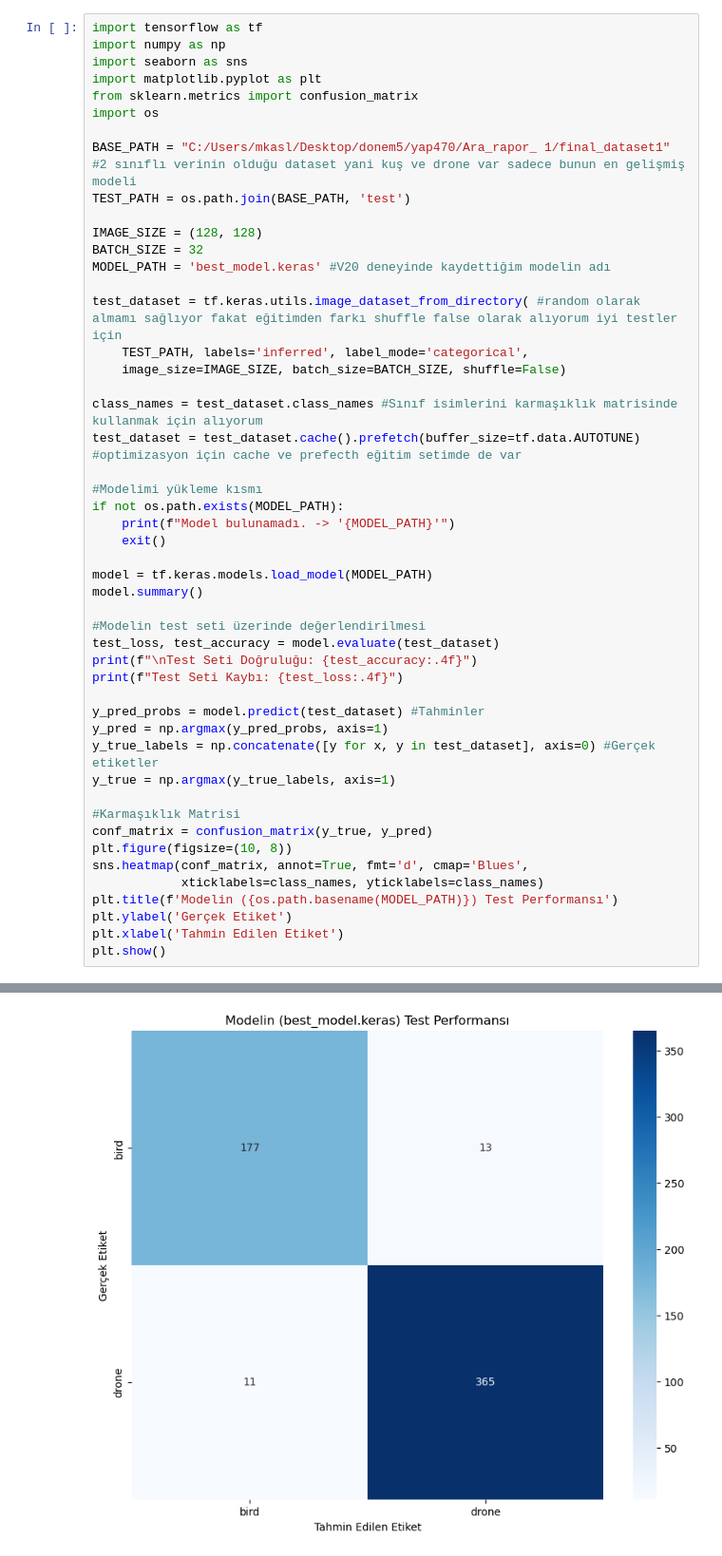
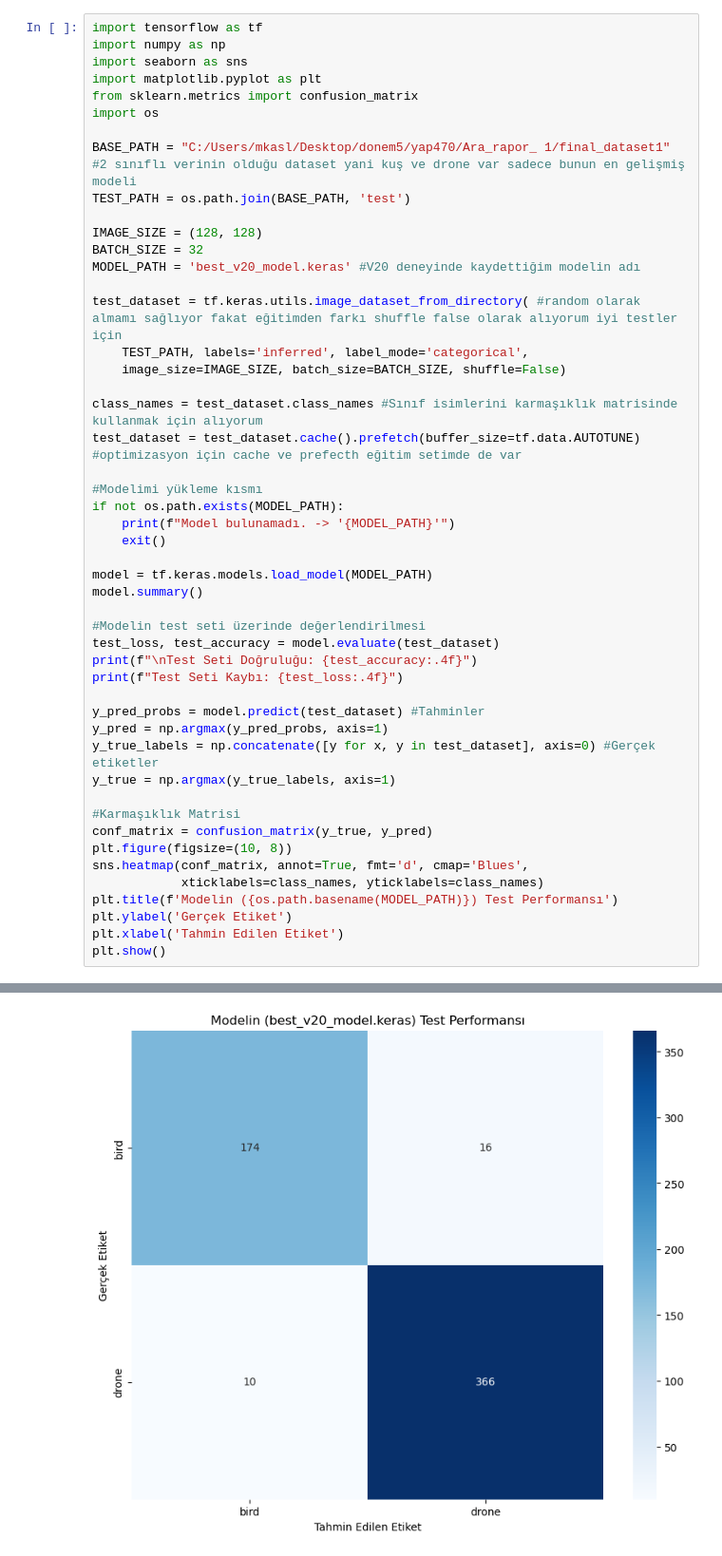
Before and after one commit to Metekilic0/Progress-rapor-2, a Jupyter notebook: v20_test.ipynb, the cells around one changed output, grey strips where cells are left out. Shown: that part at 95% size. Cells and saved outputs as stored; diff of their text form.

```diff
--- a/v20_test.ipynb
+++ b/v20_test.ipynb
@@ -11,7 +11,7 @@ TEST_PATH = os.path.join(BASE_PATH, 'test')
 
 IMAGE_SIZE = (128, 128)
 BATCH_SIZE = 32
-MODEL_PATH = 'best_model.keras' #V20 deneyinde kaydettiğim modelin adı
+MODEL_PATH = 'best_v20_model.keras' #V20 deneyinde kaydettiğim modelin adı
 
 test_dataset = tf.keras.utils.image_dataset_from_directory( #random olarak almamı sağlıyor fakat eğitimden farkı shuffle false olarak alıyorum iyi testler için
     TEST_PATH, labels='inferred', label_mode='categorical',
@@ -79 +79 @@ Test Seti Kaybı: 0.1635
-[figure, old version]
+[figure, new version]
```
Also changed, not shown: parts of 1 cell of this notebook, 6 other files.
